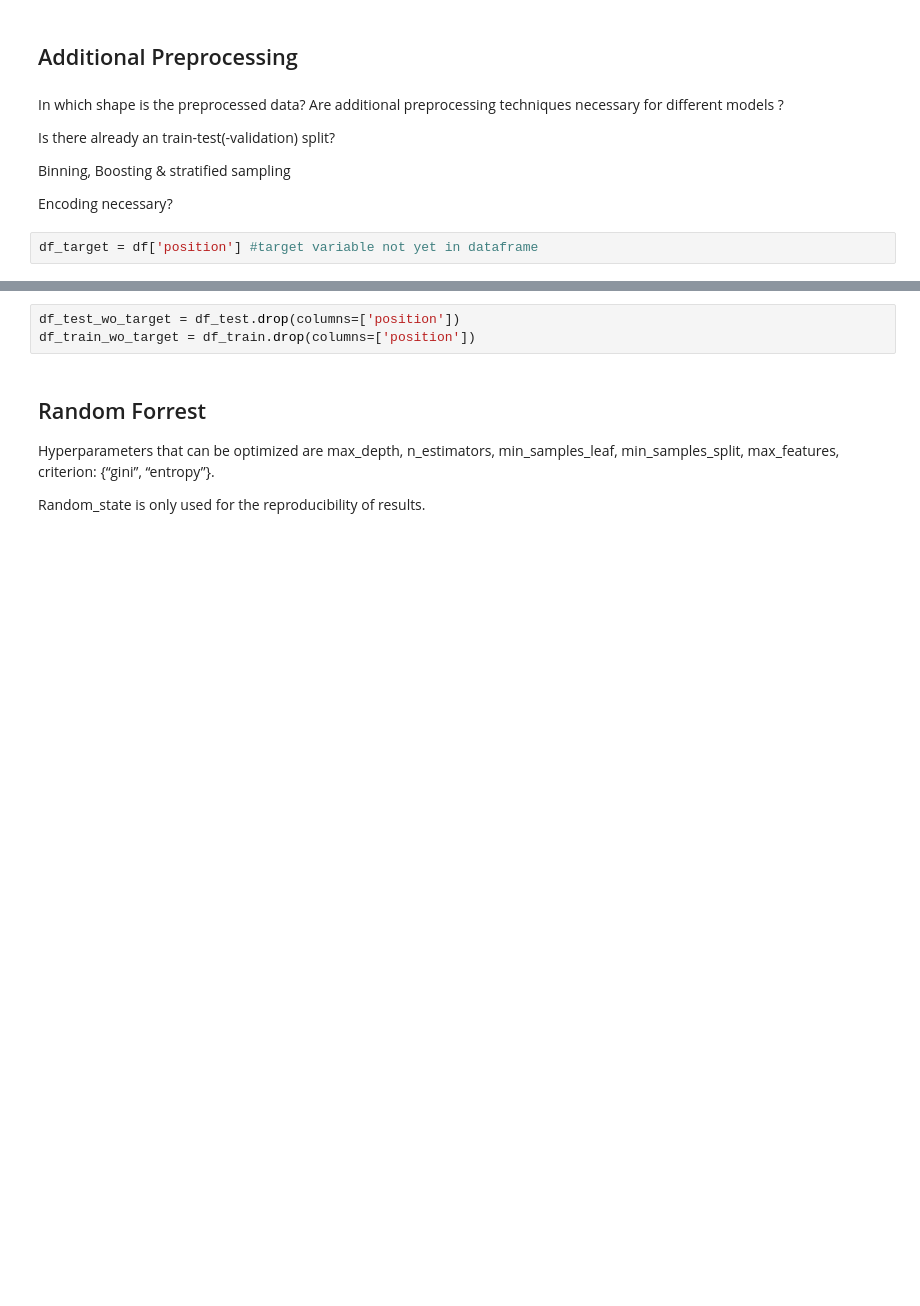
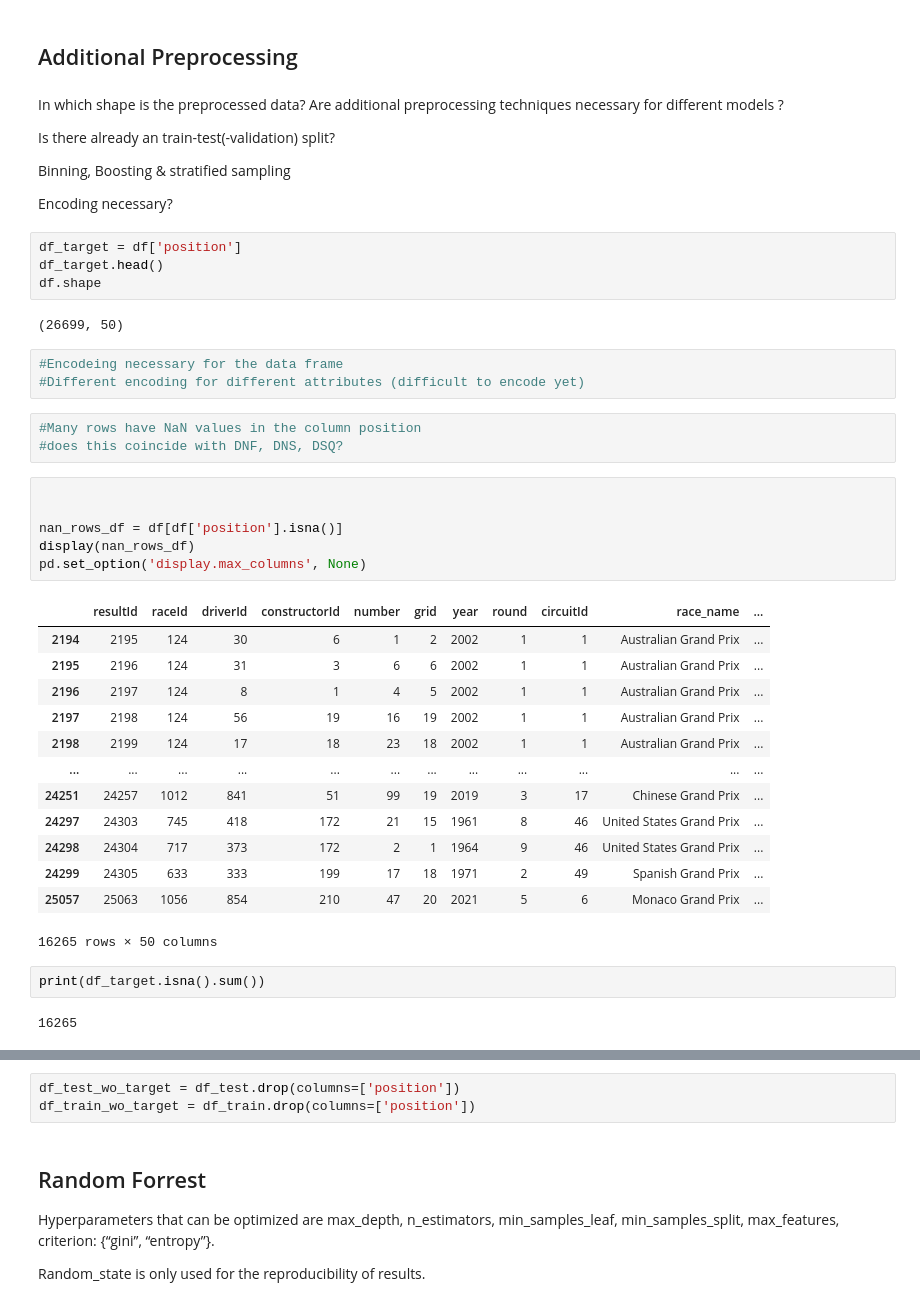
Before and after one commit to fengelnsbauer/ie500-data-mining-group7, a Jupyter notebook: WF_OM/model_learning.ipynb, the cells around one changed output, grey strips where cells are left out. Drawn from its saved outputs; the diff is of its cells as text; blank space fills up the shorter version.

```diff
--- a/WF_OM/model_learning.ipynb
+++ b/WF_OM/model_learning.ipynb
@@ -61,8 +95,42 @@ Is there already an train-test(-validation) split?
 Binning, Boosting & stratified sampling
 
 Encoding necessary?
-# %%
-df_target = df['position'] #target variable not yet in dataframe
+# %%
+df_target = df['position']
+df_target.head()
+df.shape
+# %% [output]
+(26699, 50)
+# %%
+#Encodeing necessary for the data frame
+#Different encoding for different attributes (difficult to encode yet)
+# %%
+#Many rows have NaN values in the column position
+#does this coincide with DNF, DNS, DSQ?
+# %%
+
+
+nan_rows_df = df[df['position'].isna()]
+display(nan_rows_df)
+pd.set_option('display.max_columns', None)
+# %% [output]
+|  | resultId | raceId | driverId | constructorId | number | grid | year | round | circuitId | race_name | ... |
+| 2194 | 2195 | 124 | 30 | 6 | 1 | 2 | 2002 | 1 | 1 | Australian Grand Prix | ... |
+| 2195 | 2196 | 124 | 31 | 3 | 6 | 6 | 2002 | 1 | 1 | Australian Grand Prix | ... |
+| 2196 | 2197 | 124 | 8 | 1 | 4 | 5 | 2002 | 1 | 1 | Australian Grand Prix | ... |
+| 2197 | 2198 | 124 | 56 | 19 | 16 | 19 | 2002 | 1 | 1 | Australian Grand Prix | ... |
+| 2198 | 2199 | 124 | 17 | 18 | 23 | 18 | 2002 | 1 | 1 | Australian Grand Prix | ... |
+| ... | ... | ... | ... | ... | ... | ... | ... | ... | ... | ... | ... |
+| 24251 | 24257 | 1012 | 841 | 51 | 99 | 19 | 2019 | 3 | 17 | Chinese Grand Prix | ... |
+| 24297 | 24303 | 745 | 418 | 172 | 21 | 15 | 1961 | 8 | 46 | United States Grand Prix | ... |
+| 24298 | 24304 | 717 | 373 | 172 | 2 | 1 | 1964 | 9 | 46 | United States Grand Prix | ... |
+| 24299 | 24305 | 633 | 333 | 199 | 17 | 18 | 1971 | 2 | 49 | Spanish Grand Prix | ... |
+| 25057 | 25063 | 1056 | 854 | 210 | 47 | 20 | 2021 | 5 | 6 | Monaco Grand Prix | ... |
+16265 rows × 50 columns
+# %%
+print(df_target.isna().sum())
+# %% [output]
+16265
 # %%
 #Train Test Split (mit stratified sampling)
 
```
Also changed, not shown: parts of 6 cells of this notebook.
